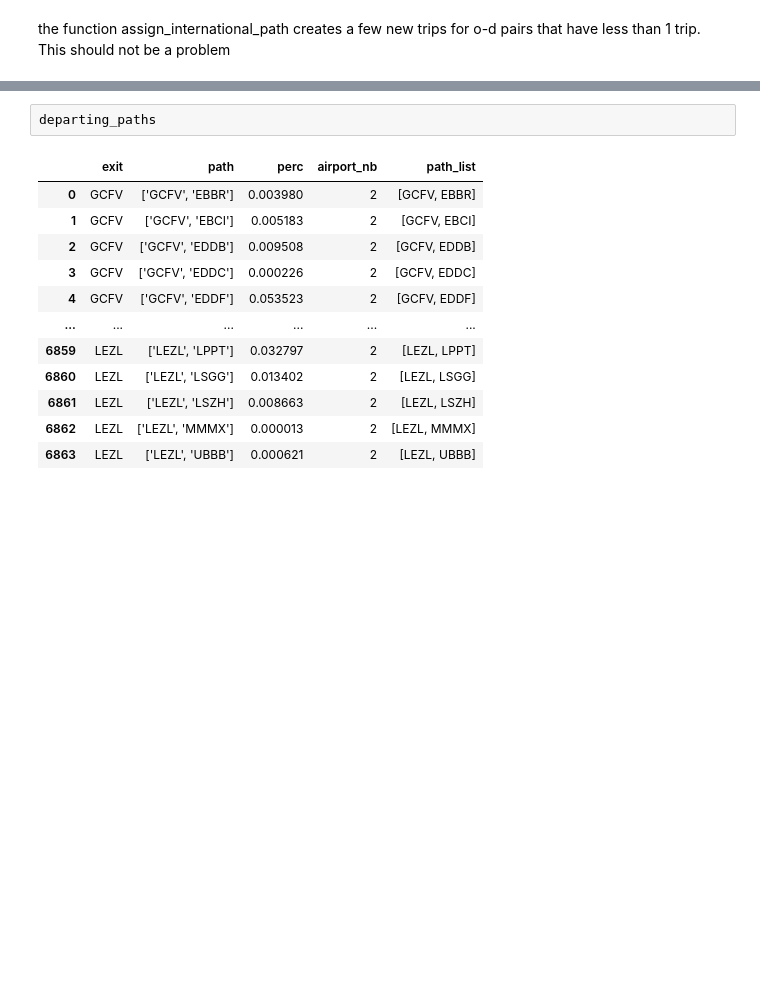
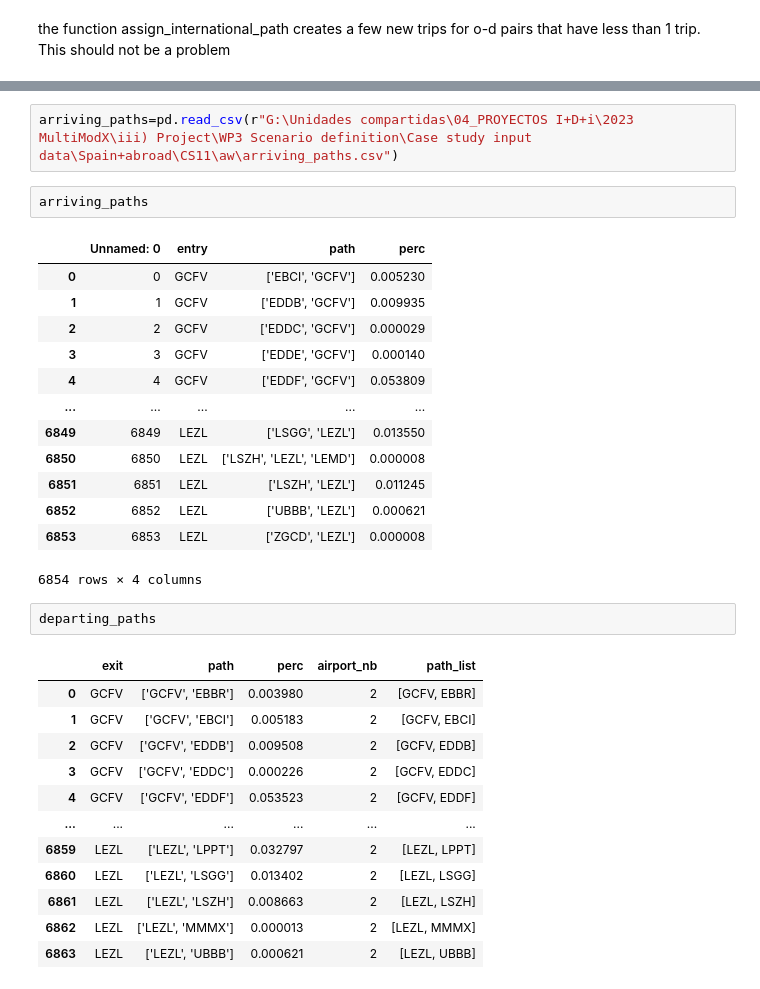
Before and after one commit to UoW-ATM/MultiModX, a Jupyter notebook: notebooks/CS11/assign_path_to_trips.ipynb, the cells around one changed output, grey strips where cells are left out. Saved outputs shown, nothing was run; the diff lists cells and outputs as text; blank space fills up the shorter version.

```diff
--- a/notebooks/CS11/assign_path_to_trips.ipynb
+++ b/notebooks/CS11/assign_path_to_trips.ipynb
@@ -414,3 +425,21 @@ the function assign_international_path creates a few new trips for o-d pairs tha
+# %%
+arriving_paths=pd.read_csv(r"G:\Unidades compartidas\04_PROYECTOS I+D+i\2023 MultiModX\iii) Project\WP3 Scenario definition\Case study input data\Spain+abroad\CS11\aw\arriving_paths.csv")
+# %%
+arriving_paths
+# %% [output]
+|  | Unnamed: 0 | entry | path | perc |
+| 0 | 0 | GCFV | ['EBCI', 'GCFV'] | 0.005230 |
+| 1 | 1 | GCFV | ['EDDB', 'GCFV'] | 0.009935 |
+| 2 | 2 | GCFV | ['EDDC', 'GCFV'] | 0.000029 |
+| 3 | 3 | GCFV | ['EDDE', 'GCFV'] | 0.000140 |
+| 4 | 4 | GCFV | ['EDDF', 'GCFV'] | 0.053809 |
+| ... | ... | ... | ... | ... |
+| 6849 | 6849 | LEZL | ['LSGG', 'LEZL'] | 0.013550 |
+| 6850 | 6850 | LEZL | ['LSZH', 'LEZL', 'LEMD'] | 0.000008 |
+| 6851 | 6851 | LEZL | ['LSZH', 'LEZL'] | 0.011245 |
+| 6852 | 6852 | LEZL | ['UBBB', 'LEZL'] | 0.000621 |
+| 6853 | 6853 | LEZL | ['ZGCD', 'LEZL'] | 0.000008 |
+6854 rows × 4 columns
 # %%
 departing_paths
 # %% [output]
```
Also changed, not shown: parts of 21 cells of this notebook.
